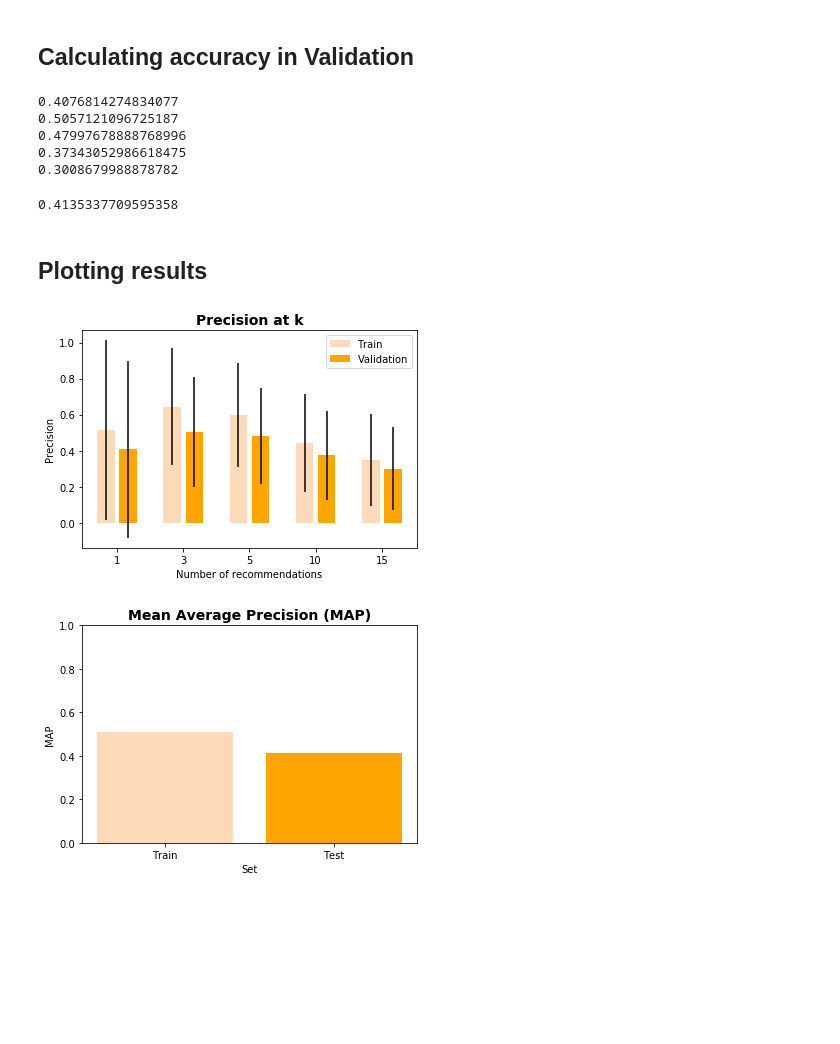
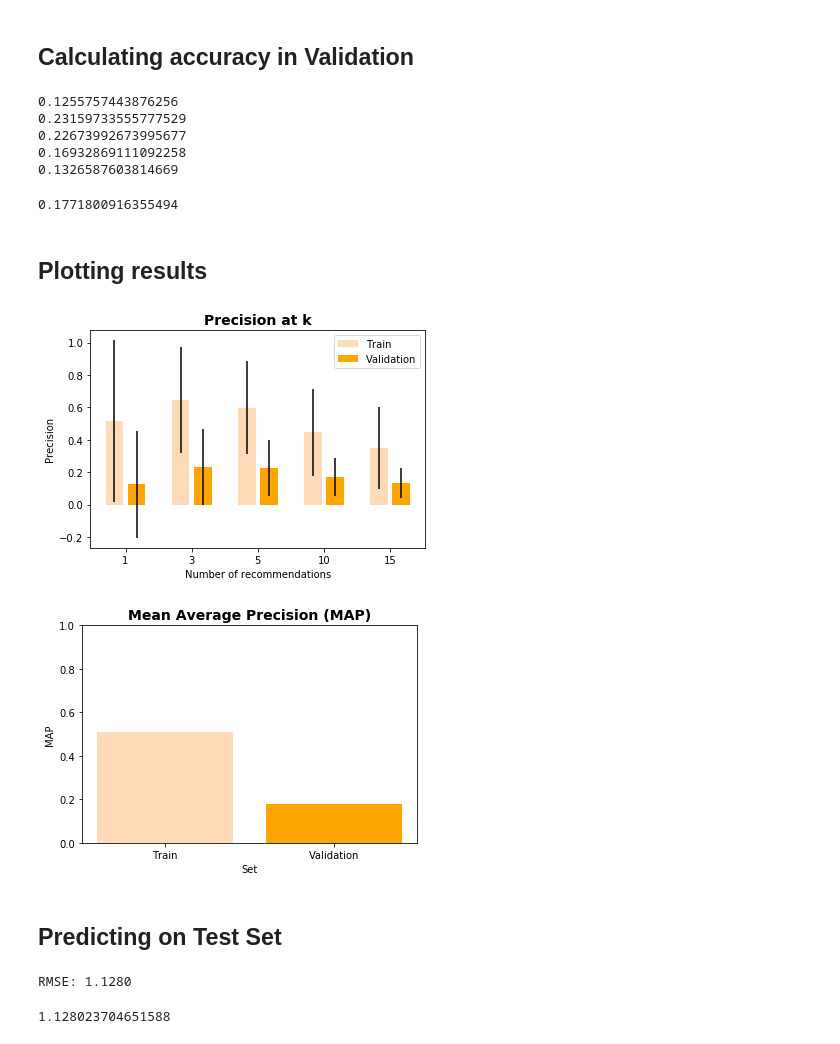
Before and after one commit to LUCIA-RONCHI/Amazon_Gaming_Recommender_System, a Jupyter notebook: Analysis/NMF/NMF.ipynb, the cells around one changed output. Saved outputs shown, nothing was run; the diff lists cells and outputs as text; code cells hidden in the pictures; blank space fills up the shorter version.

Commit message:
Update NMF and plot 4-5 reviews per user

```diff
--- a/Analysis/NMF/NMF.ipynb
+++ b/Analysis/NMF/NMF.ipynb
@@ -235,11 +236,11 @@ RMSE: 1.1222
 ## Getting Top K recommendations for each row in Validation
 # %%
 # Calculate top K recommended products
-validation_df["top_1_recommended"] = validation_df["reviewerID"].map(get_top_n(predictions_train, 1))
-validation_df["top_3_recommended"] = validation_df["reviewerID"].map(get_top_n(predictions_train, 3))
-validation_df["top_5_recommended"] = validation_df["reviewerID"].map(get_top_n(predictions_train, 5))
-validation_df["top_10_recommended"] = validation_df["reviewerID"].map(get_top_n(predictions_train, 10))
-validation_df["top_15_recommended"] = validation_df["reviewerID"].map(get_top_n(predictions_train, 15))
+validation_df["top_1_recommended"] = validation_df["reviewerID"].map(get_top_n(validation_predictions, 1))
+validation_df["top_3_recommended"] = validation_df["reviewerID"].map(get_top_n(validation_predictions, 3))
+validation_df["top_5_recommended"] = validation_df["reviewerID"].map(get_top_n(validation_predictions, 5))
+validation_df["top_10_recommended"] = validation_df["reviewerID"].map(get_top_n(validation_predictions, 10))
+validation_df["top_15_recommended"] = validation_df["reviewerID"].map(get_top_n(validation_predictions, 15))
 # %% [markdown]
 ## Calculating accuracy in Validation
 # %%
@@ -275,11 +276,11 @@ print(np.mean(validation_df["accuracy_at_5"]))
 print(np.mean(validation_df["accuracy_at_10"]))
 print(np.mean(validation_df["accuracy_at_15"]))
 # %% [output]
-0.4076814274834077
-0.5057121096725187
-0.47997678888768996
-0.37343052986618475
-0.3008679988878782
+0.1255757443876256
+0.23159733555777529
+0.22673992673995677
+0.16932869111092258
+0.1326587603814669
 # %%
 MAP_validation = np.mean([np.mean(validation_df["accuracy_at_1"]),
                      np.mean(validation_df["accuracy_at_3"]),
@@ -289,7 +290,7 @@ MAP_validation = np.mean([np.mean(validation_df["accuracy_at_1"]),
 # %%
 MAP_validation
 # %% [output]
-0.4135337709595358
+0.1771800916355494
 # %% [markdown]
 ## Plotting results
 # %%
@@ -342,20 +343,22 @@ plt.legend()
 # Show plot
 plt.show()
 # %% [output]
-[figure, old version]
+[figure, new version]
 # %%
 # Plot MAP
 plt.bar(x = 1, height = MAP_train, color = "peachpuff", label = "Train")
 plt.bar(x = 2, height = MAP_validation, color = "orange", label = "Validation")
 
 # Titles and axis labels
 plt.title("Mean Average Precision (MAP)", fontweight = "bold", fontsize = 14)
 plt.xlabel("Set")
 plt.ylabel("MAP")
 plt.ylim((0, 1))
-plt.xticks(ticks = [1, 2], labels = ["Train", "Test"])
+plt.xticks(ticks = [1, 2], labels = ["Train", "Validation"])
 
 # Show plot
 plt.show()
 # %% [output]
-[figure, old version]
+[figure, new version]
+# %% [markdown]
+## Predicting on Test Set
@@ -361,0 +374,6 @@ plt.show()
+# %%
+# Compute Test RMSE
+surprise.accuracy.rmse(test_predictions)
+# %% [output]
+RMSE: 1.1280
+1.128023704651588
```
Also changed, not shown: parts of 19 cells of this notebook, 1 other file.
